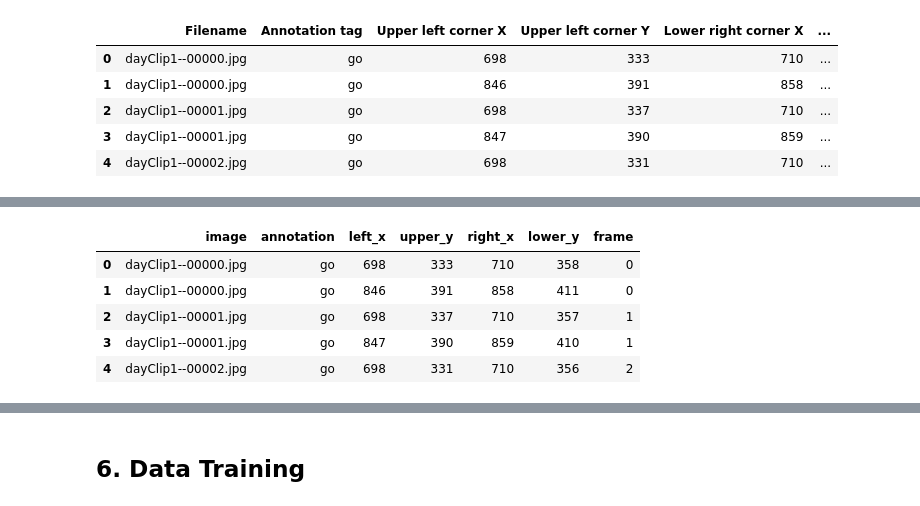
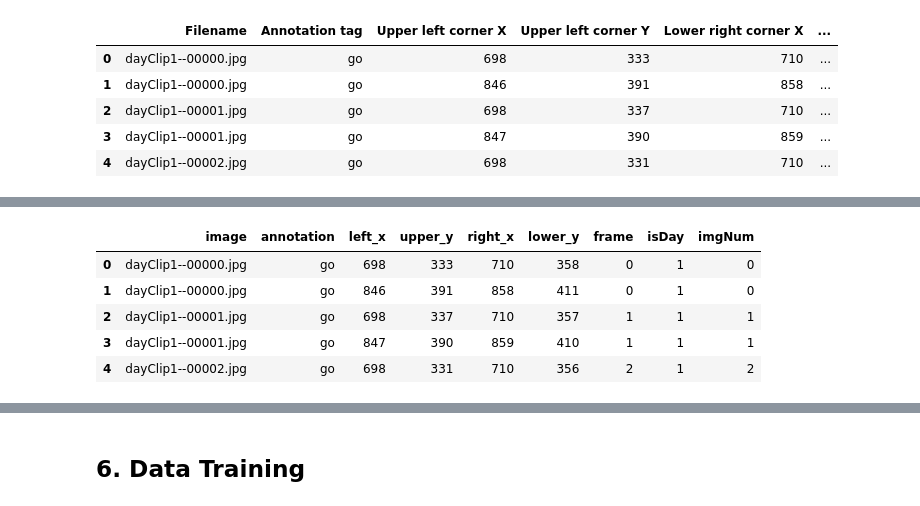
Before and after one commit to YanbinZuo/Predict_Traffic_Light, a Jupyter notebook: predict_traffic_light.ipynb, the cells around one changed output, grey strips where cells are left out. Cells and saved outputs as stored; diff of their text form; code cells hidden in the pictures.

```diff
--- a/predict_traffic_light.ipynb
+++ b/predict_traffic_light.ipynb
@@ -222,0 +172,16 @@ df.head()
+# %%
+day_data = []
+for file in os.listdir(paths['DAY_TRAIN_PATH']):
+    day_df = pd.read_csv(os.path.join(paths['DAY_TRAIN_PATH'], file, 'frameAnnotationsBOX.csv'), sep=';')
+    day_data.append(day_df)
+day_data_df = pd.concat(day_data)
+day_data_df['isDay'] = 1
+
+night_data = []
+for file in os.listdir(paths['NIGHT_TRAIN_PATH']):
+    night_df = pd.read_csv(os.path.join(paths['NIGHT_TRAIN_PATH'], file, 'frameAnnotationsBOX.csv'), sep=';')
+    night_data.append(night_df)
+night_data_df = pd.concat(night_data)
+night_data_df['isDay'] = 0
+
+df = pd.concat([day_data_df, night_data_df])
@@ -250,3 +231,10 @@ df.head()
 | 2 | dayClip1--00001.jpg | go | 698 | 337 | 710 | ... |
 | 3 | dayClip1--00001.jpg | go | 847 | 390 | 859 | ... |
 | 4 | dayClip1--00002.jpg | go | 698 | 331 | 710 | ... |
+# %%
+def simplifyFilename(file):
+    fileName = file.split('.')[0]
+    numberName = fileName.split('--')[1]
+    imgNum = int(numberName)
+    return imgNum
+df['imgNum'] = df['Filename'].apply(simplifyFilename)
@@ -253,11 +264,11 @@ df.head()
 # %%
 # Changing Column Names
-df.columns = ['image','annotation','left_x','upper_y','right_x','lower_y','frame']
+df.columns = ['image','annotation','left_x','upper_y','right_x','lower_y','frame','isDay', 'imgNum']
 df.head()
 # %% [output]
-|  | image | annotation | left_x | upper_y | right_x | lower_y | frame |
-| 0 | dayClip1--00000.jpg | go | 698 | 333 | 710 | 358 | 0 |
-| 1 | dayClip1--00000.jpg | go | 846 | 391 | 858 | 411 | 0 |
-| 2 | dayClip1--00001.jpg | go | 698 | 337 | 710 | 357 | 1 |
-| 3 | dayClip1--00001.jpg | go | 847 | 390 | 859 | 410 | 1 |
-| 4 | dayClip1--00002.jpg | go | 698 | 331 | 710 | 356 | 2 |
+|  | image | annotation | left_x | upper_y | right_x | lower_y | frame | isDay | imgNum |
+| 0 | dayClip1--00000.jpg | go | 698 | 333 | 710 | 358 | 0 | 1 | 0 |
+| 1 | dayClip1--00000.jpg | go | 846 | 391 | 858 | 411 | 0 | 1 | 0 |
+| 2 | dayClip1--00001.jpg | go | 698 | 337 | 710 | 357 | 1 | 1 | 1 |
+| 3 | dayClip1--00001.jpg | go | 847 | 390 | 859 | 410 | 1 | 1 | 1 |
+| 4 | dayClip1--00002.jpg | go | 698 | 331 | 710 | 356 | 2 | 1 | 2 |
```
Also changed, not shown: parts of 41 cells of this notebook.
